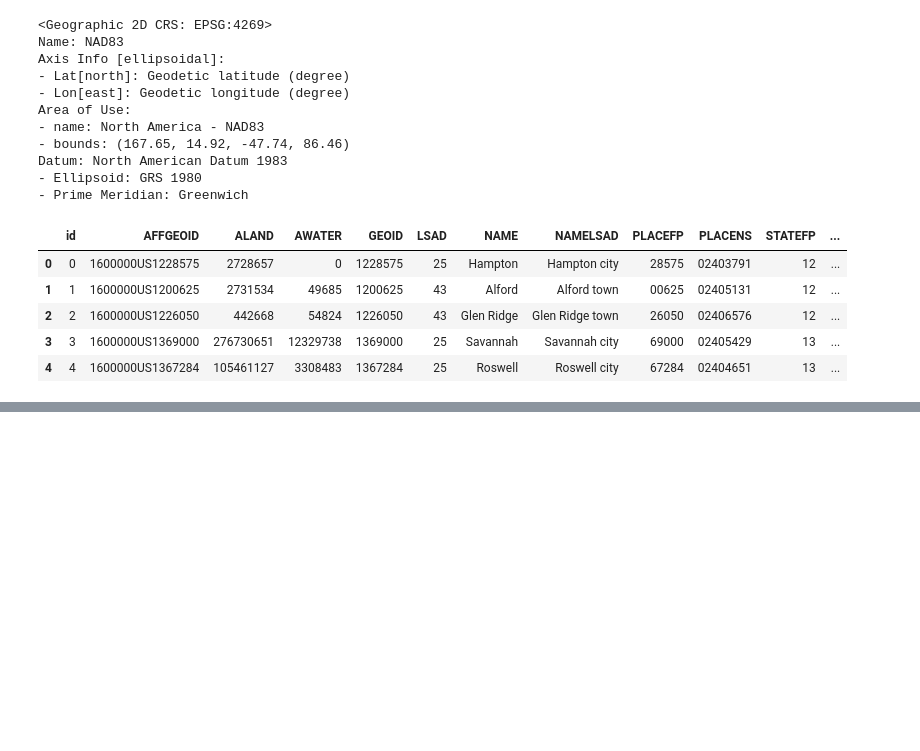
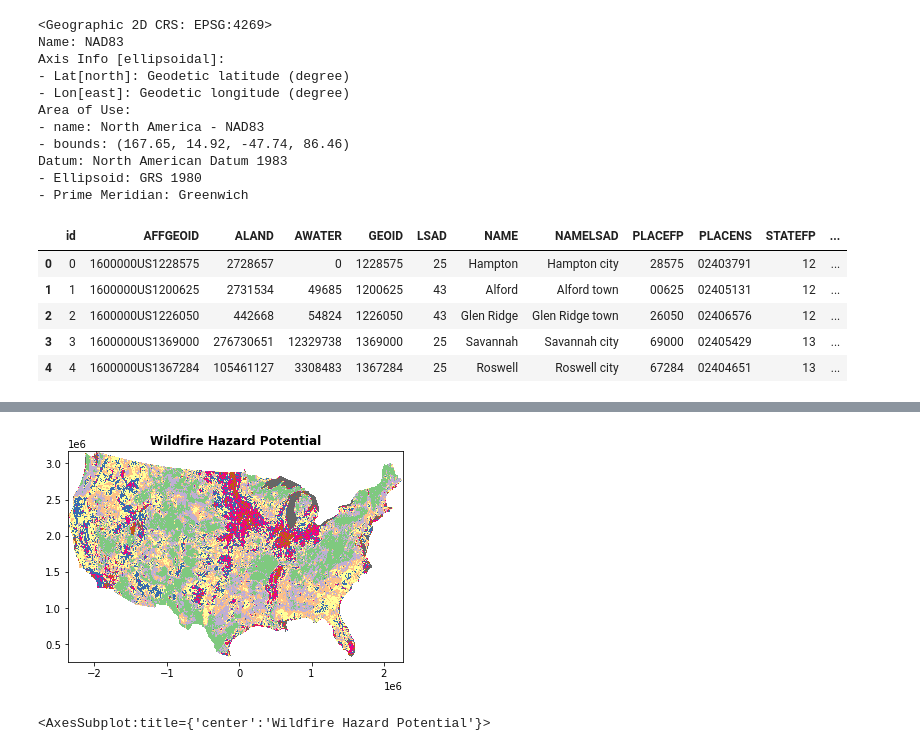
Before and after one commit to zac-stanley/us-communities-fire, a Jupyter notebook: notebooks/zs_data_exploration.ipynb, the cells around one changed output, grey strips where cells are left out. Drawn from its saved outputs; the diff is of its cells as text; code cells hidden in the pictures; blank space fills up the shorter version.

```diff
--- a/notebooks/zs_data_exploration.ipynb
+++ b/notebooks/zs_data_exploration.ipynb
@@ -74,0 +81,3 @@ ax.set(xlim=(-140,-60), ylim=(30, 60)) # scale the figure with axes values
+# %%
+# open wildfire hazard potential raster
+whp = rio.open('data\whp2020_cls_conus.tif')
@@ -74,0 +113,6 @@ ax.set(xlim=(-140,-60), ylim=(30, 60)) # scale the figure with axes values
+# %%
+# plot the raster
+show(whp, cmap='Accent', title='Wildfire Hazard Potential')
+# %% [output]
+[figure, added]
+<AxesSubplot:title={'center':'Wildfire Hazard Potential'}>
```
Also changed, not shown: parts of 8 cells of this notebook, 8 other files.
